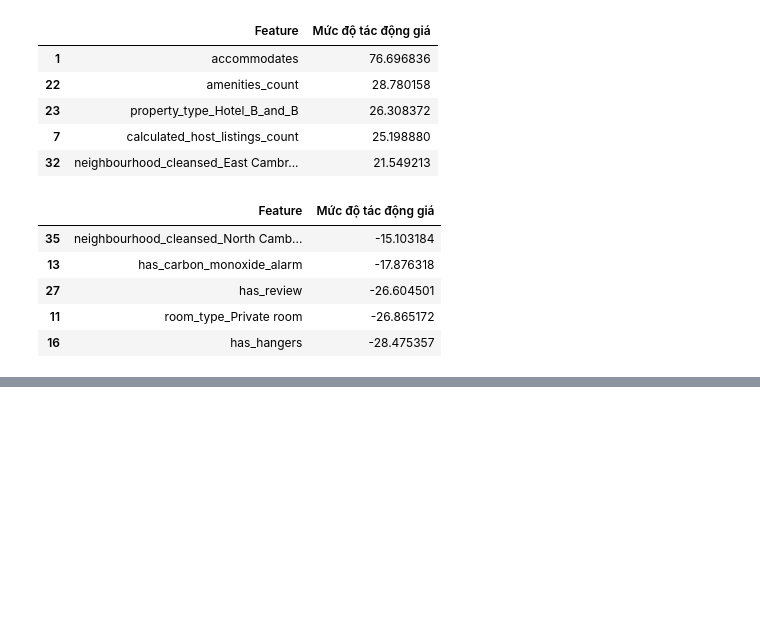
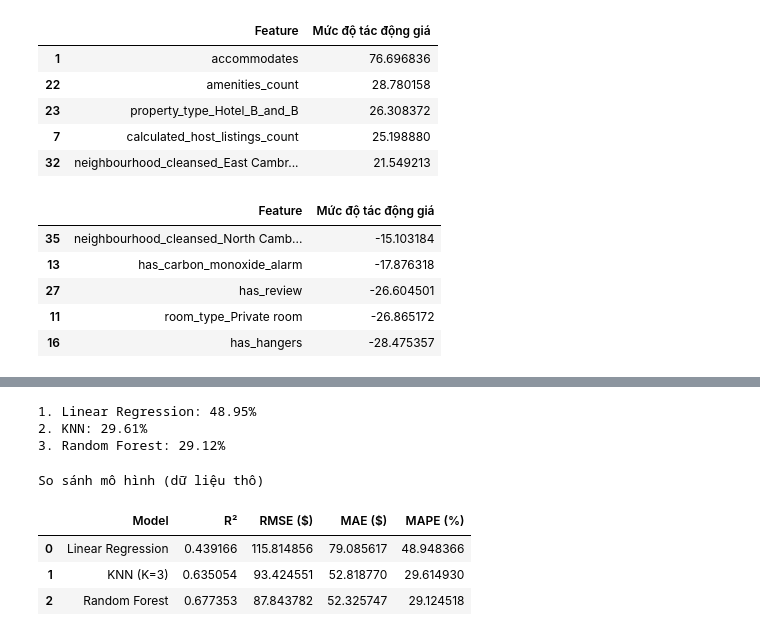
Before and after one commit to baokhanhth/Group01_Data_Analysis, a Jupyter notebook: notebooks/model_prototyping.ipynb, the cells around one changed output, grey strips where cells are left out. Cells and saved outputs as stored; diff of their text form; code cells hidden in the pictures; blank space fills up the shorter version.

```diff
--- a/notebooks/model_prototyping.ipynb
+++ b/notebooks/model_prototyping.ipynb
@@ -66,0 +141,35 @@ display(coefficients.tail(5))
+# %%
+def calculate_mape(y_true, y_pred):
+    y_true, y_pred = np.array(y_true).ravel(), np.array(y_pred).ravel()
+    # Loại bỏ trường hợp y_true = 0
+    mask = y_true != 0
+    return np.mean(np.abs((y_true[mask] - y_pred[mask]) / y_true[mask])) * 100
+
+mape_lr = calculate_mape(y_test, lr_preds)
+mape_knn = calculate_mape(y_test, knn_preds)
+mape_rf = calculate_mape(y_test, rf_preds)
+
+print(f"1. Linear Regression: {mape_lr:.2f}%")
+print(f"2. KNN: {mape_knn:.2f}%")
+print(f"3. Random Forest: {mape_rf:.2f}%")
+# %% [output]
+1. Linear Regression: 48.95%
+2. KNN: 29.61%
+3. Random Forest: 29.12%
+# %%
+comparison = pd.DataFrame({
+    'Model': ['Linear Regression', f'KNN (K={optimal_k})', 'Random Forest'],
+    'R²': [r2_lr, r2_knn, r2_rf],
+    'RMSE ($)': [rmse_lr, rmse_knn, rmse_rf],
+    'MAE ($)': [mae_lr, mae_knn, mae_rf],
+    'MAPE (%)': [mape_lr, mape_knn, mape_rf]
+})
+
+print("So sánh mô hình (dữ liệu thô)")
+display(comparison)
+# %% [output]
+So sánh mô hình (dữ liệu thô)
+|  | Model | R² | RMSE ($) | MAE ($) | MAPE (%) |
+| 0 | Linear Regression | 0.439166 | 115.814856 | 79.085617 | 48.948366 |
+| 1 | KNN (K=3) | 0.635054 | 93.424551 | 52.818770 | 29.614930 |
+| 2 | Random Forest | 0.677353 | 87.843782 | 52.325747 | 29.124518 |
```
Also changed, not shown: parts of 7 cells of this notebook, 11 other files.
